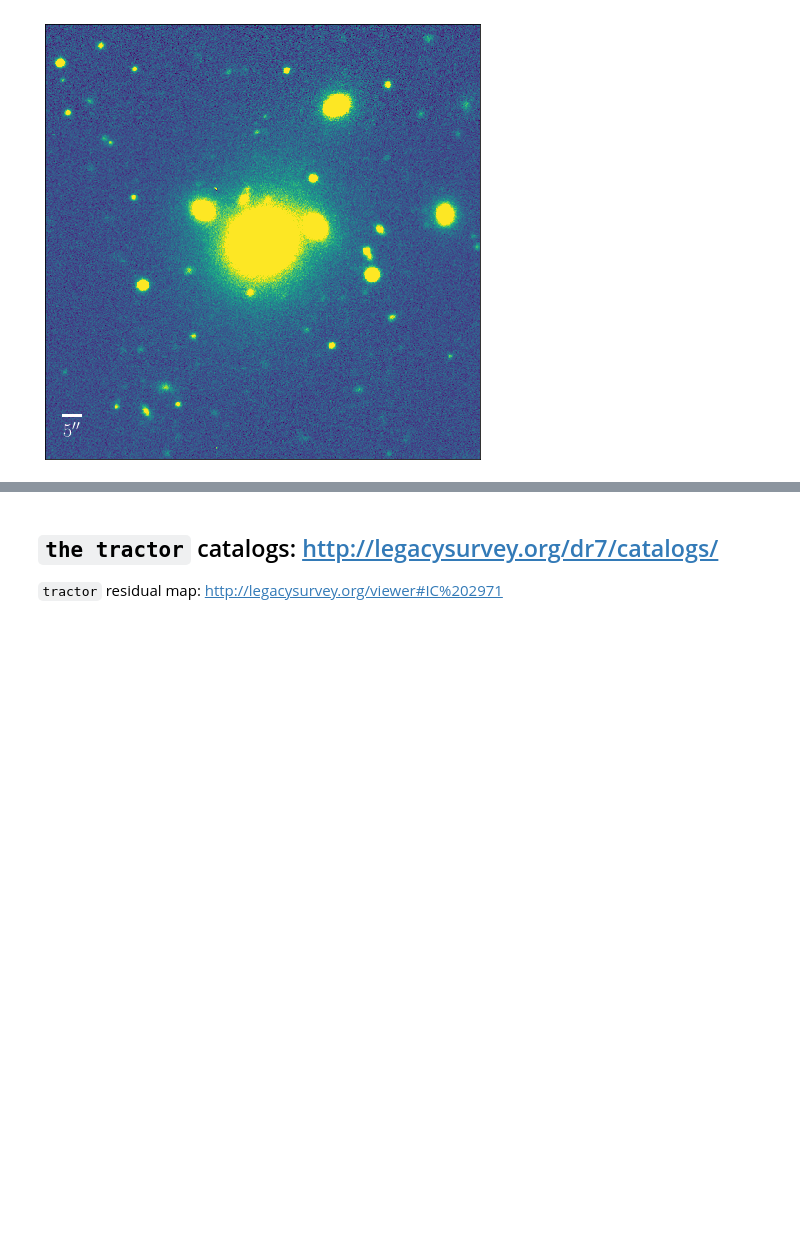
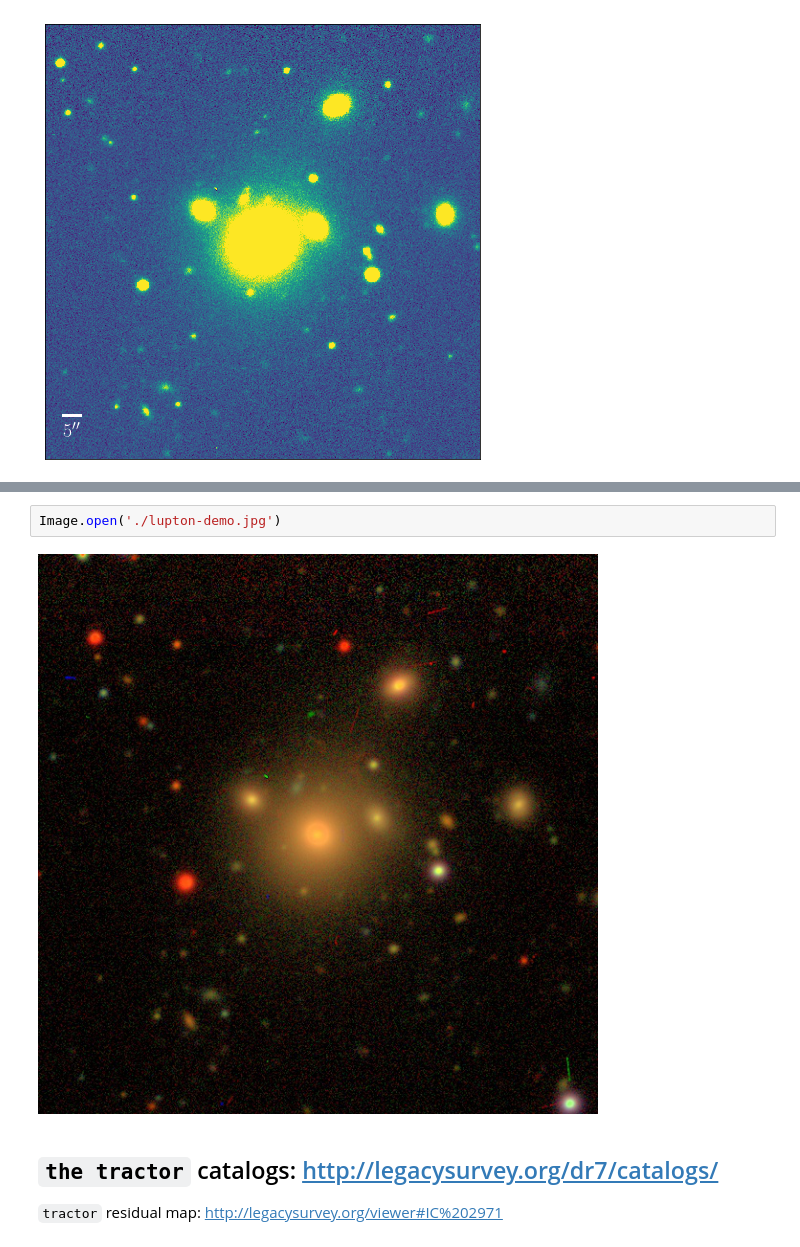
Before and after one commit to AstroJacobLi/slug, a Jupyter notebook: demo/DECaLS_intro.ipynb, the cells around one changed output, grey strips where cells are left out. Cells and saved outputs as stored; diff of their text form; blank space fills up the shorter version.

```diff
--- a/demo/DECaLS_intro.ipynb
+++ b/demo/DECaLS_intro.ipynb
@@ -162,3 +212,7 @@ display_single(img, pixel_scale=DECaLS_pixel_scale);
+# %%
+Image.open('./lupton-demo.jpg')
+# %% [output]
+[figure, added]
 # %% [markdown]
 ## `the tractor` catalogs: http://legacysurvey.org/dr7/catalogs/
 `tractor` residual map: http://legacysurvey.org/viewer#IC%202971
```
Also changed, not shown: parts of 3 cells of this notebook.
